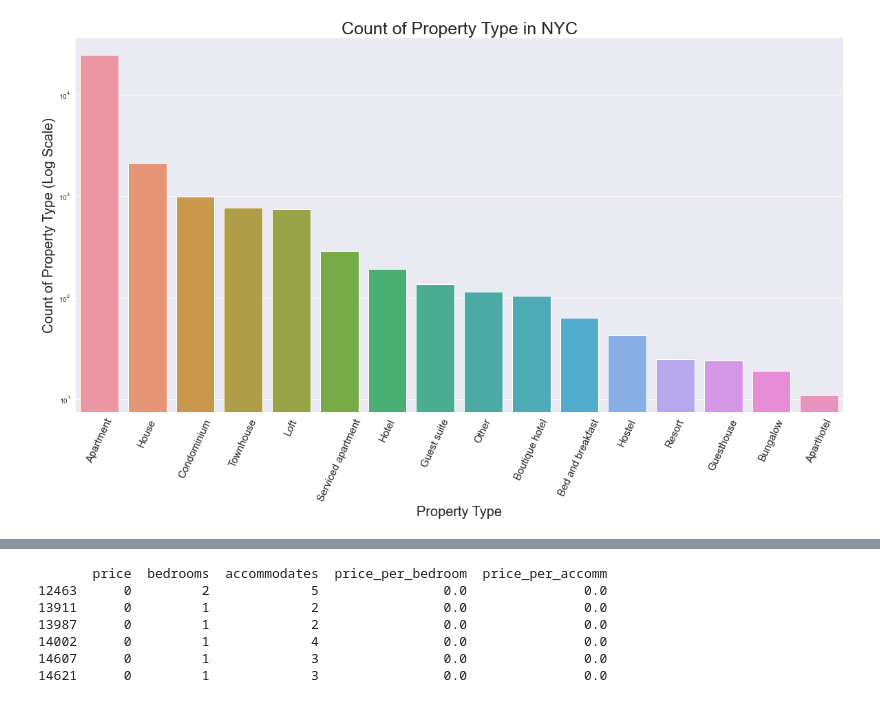
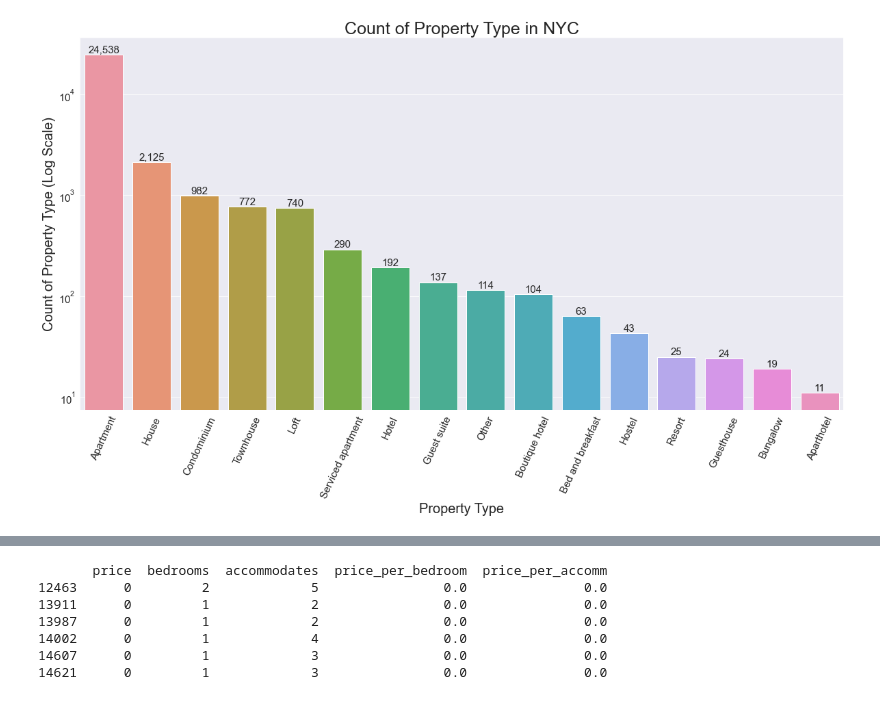
Before and after one commit to rachelastar/airbnb-eda, a Jupyter notebook: Airbnb-EDA.ipynb, the cells around one changed output, grey strips where cells are left out. Drawn from its saved outputs; the diff is of its cells as text; code cells hidden in the pictures.

```diff
--- a/Airbnb-EDA.ipynb
+++ b/Airbnb-EDA.ipynb
@@ -104,15 +122,15 @@ property_type_count = listings["property_type"].value_counts()
 # %%
 #Creating bar plot to show extreme variance in these
-plt.figure(figsize=(20,10))
-sns.barplot(x=property_type_count.index, y=property_type_count)
 sns.set_style('darkgrid')
+fig, ax = plt.subplots(figsize=(20,10))
+ax = sns.barplot(x=property_type_count.index, y=property_type_count)
 plt.yscale('log')
-plt.xlabel("Property Type", fontsize=20)
-plt.ylabel("Count of Property Type (Log Scale)", fontsize=20)
-plt.title("Count of Property Type in NYC", fontsize=25)
+ax.set_xlabel("Property Type", fontsize=20)
+ax.set_ylabel("Count of Property Type (Log Scale)", fontsize=20)
+ax.set_title("Count of Property Type in NYC", fontsize=25)
+ax.bar_label(ax.containers[0], fontsize=15, fmt='{:,.0f}')
 plt.xticks(rotation=65, fontsize=15)
+plt.yticks(fontsize=15)
 plt.show()
-
-####### Try and add values if time???!!!
 # %% [output]
-[figure, old version]
+[figure, new version]
```
Also changed, not shown: parts of 60 cells of this notebook.
